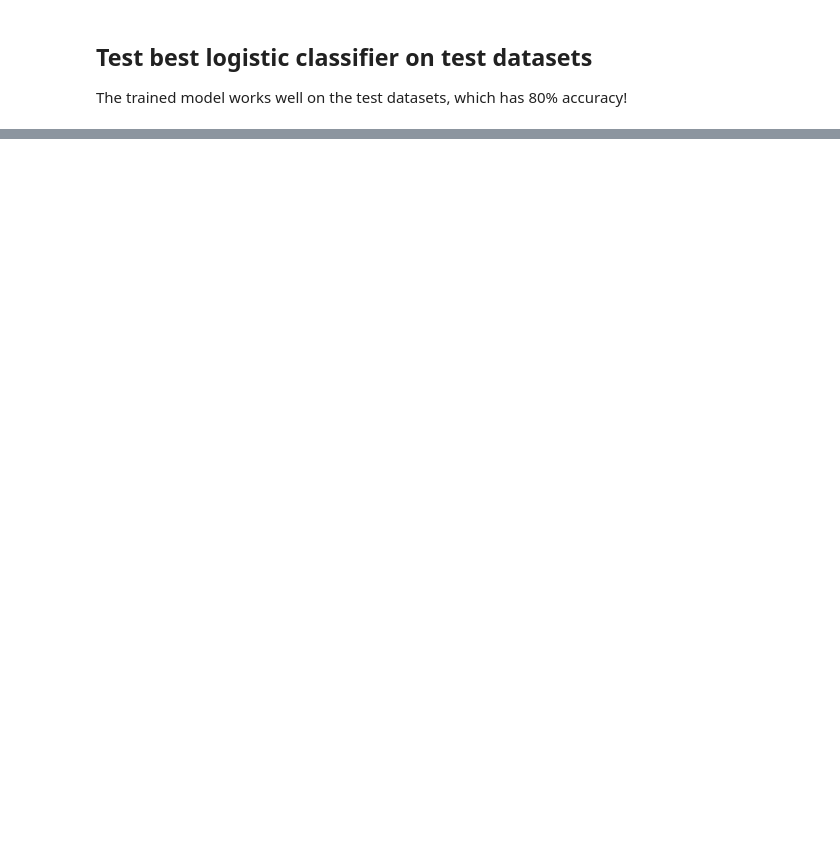
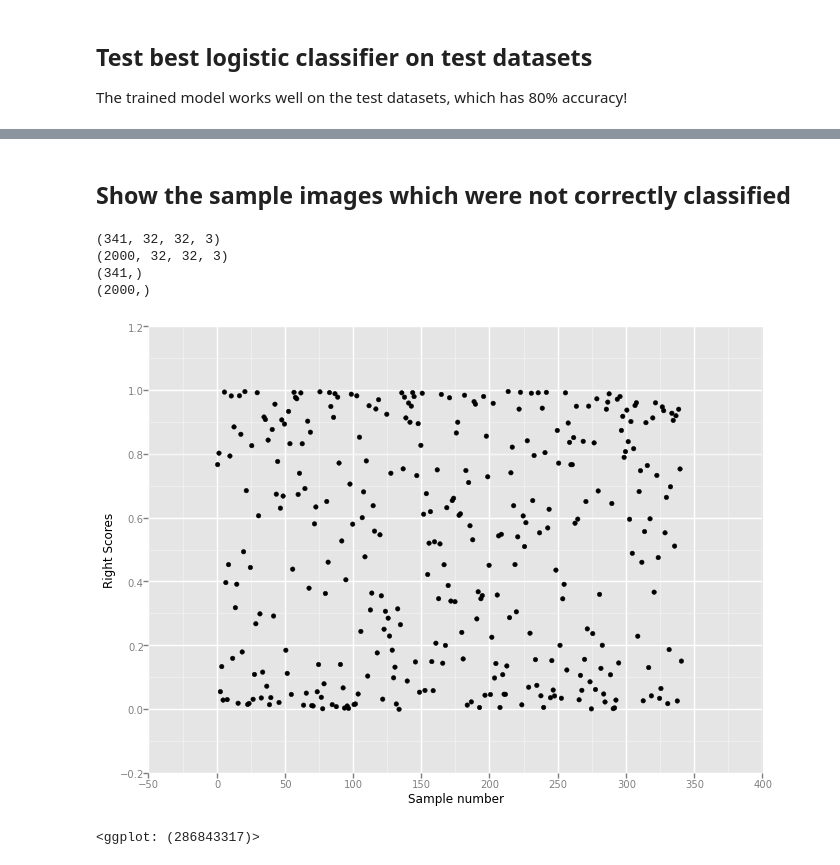
Before and after one commit to dongshengzhao/dongshengzhao.github.io, a Jupyter notebook: implementation/LogisticRegression.ipynb, the cells around one changed output, grey strips where cells are left out. Drawn from its saved outputs; the diff is of its cells as text; code cells hidden in the pictures; blank space fills up the shorter version.

```diff
--- a/implementation/LogisticRegression.ipynb
+++ b/implementation/LogisticRegression.ipynb
@@ -440,0 +450,23 @@ The test accuracy is: 0.819000
+# %% [markdown]
+## Show the sample images which were not correctly classified
+# %%
+idx_wrong = np.flatnonzero(y_test != y_test_predict) # 1-dimenstion array
+X_test_wrong = X_test_raw[idx_wrong]
+y_test_wrong = y_test_raw[idx_wrong]
+X_test_right = X_test_raw[-idx_wrong]
+y_test_right = y_test_raw[-idx_wrong]
+scores_wrong = y_test_scores[idx_wrong]
+scores_right = y_test_scores[-idx_wrong]
+print X_test_wrong.shape
+print X_test_raw.shape
+print y_test_wrong.shape
+print y_test_raw.shape
+qplot(xrange(len(scores_wrong)), scores_wrong) + labs(x='Sample number', y='Wrong Scores')
+qplot(xrange(len(scores_right)), scores_right) + labs(x='Sample number', y='Right Scores')
+# %% [output]
+(341, 32, 32, 3)
+(2000, 32, 32, 3)
+(341,)
+(2000,)
+[figure, added]
+<ggplot: (286843317)>
```
Also changed, not shown: parts of 14 cells of this notebook, 6 other files.
